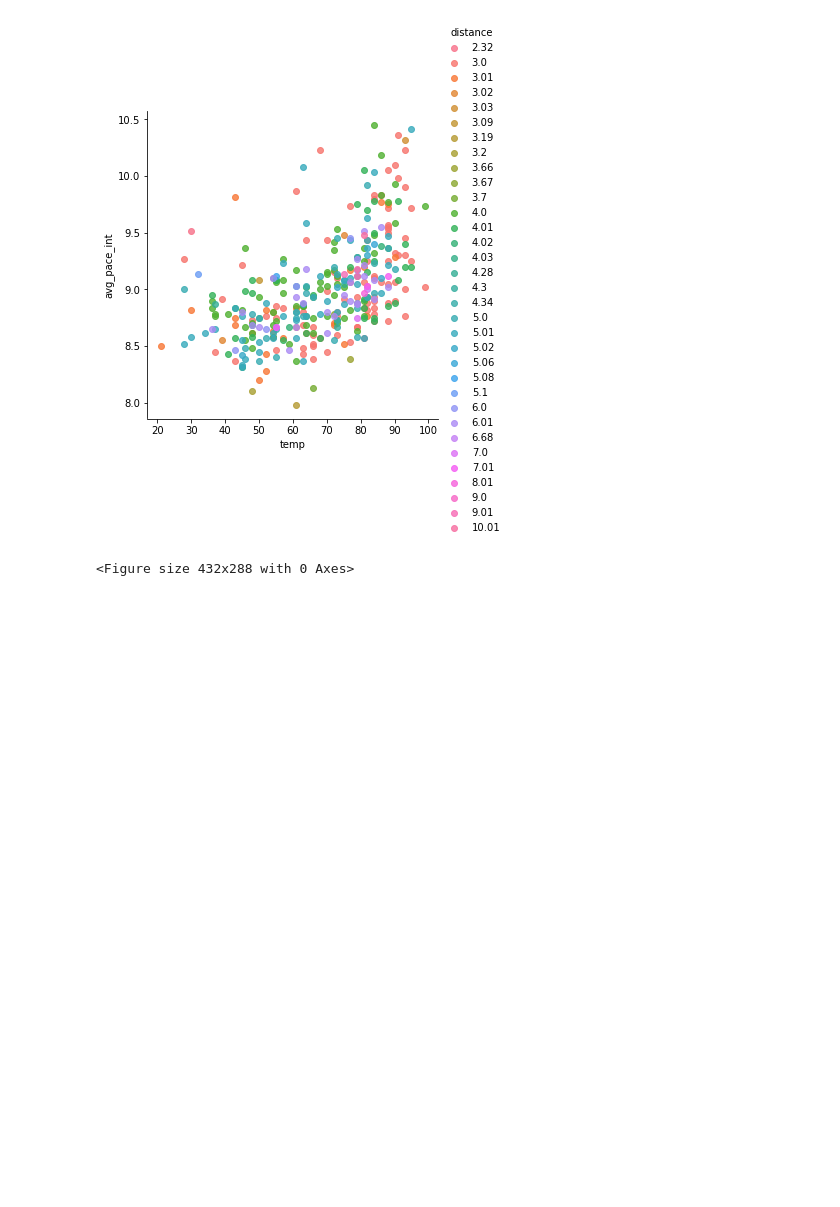
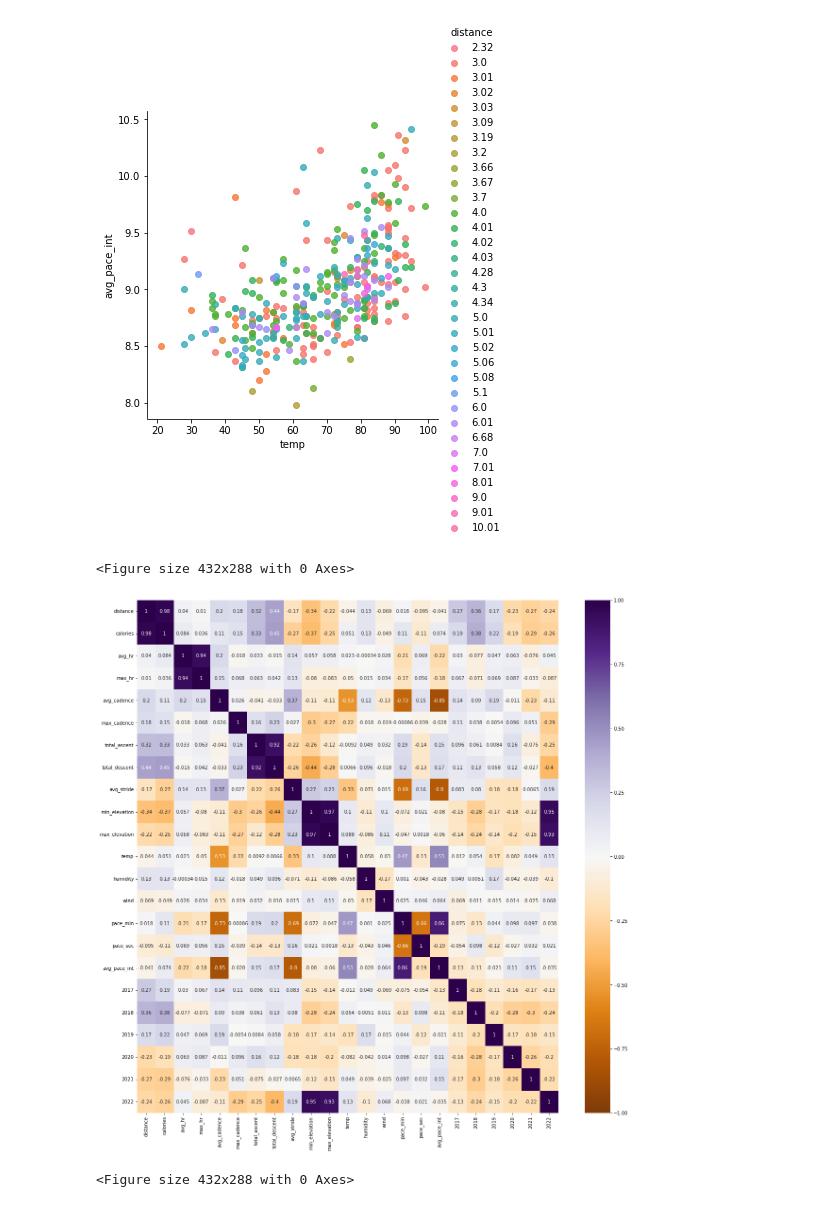
Before and after one commit to bethharvey/Inference-Final-Project, a Jupyter notebook: Inference Final Project.ipynb, the cells around one changed output. Cells and saved outputs as stored; diff of their text form; code cells hidden in the pictures; blank space fills up the shorter version.

```diff
--- a/Inference Final Project.ipynb
+++ b/Inference Final Project.ipynb
@@ -392,6 +392,17 @@ plt.clf()
 # %% [output]
 [figure]
 <Figure size 432x288 with 0 Axes>
+# %%
+# Check for multicollinearity
+corr_grid = activities_reg.corr()
+
+plt.figure(figsize = (20, 20))
+sns.heatmap(corr_grid, xticklabels=corr_grid.columns, yticklabels=corr_grid.columns, vmin=-1, center=0, vmax=1, cmap='PuOr', annot=True)
+plt.show()
+plt.clf()
+# %% [output]
+[figure, added]
+<Figure size 432x288 with 0 Axes>
 # %%
 # Linear regression model for summer months
 import statsmodels.api as sm
```
Also changed, not shown: parts of 7 cells of this notebook.
